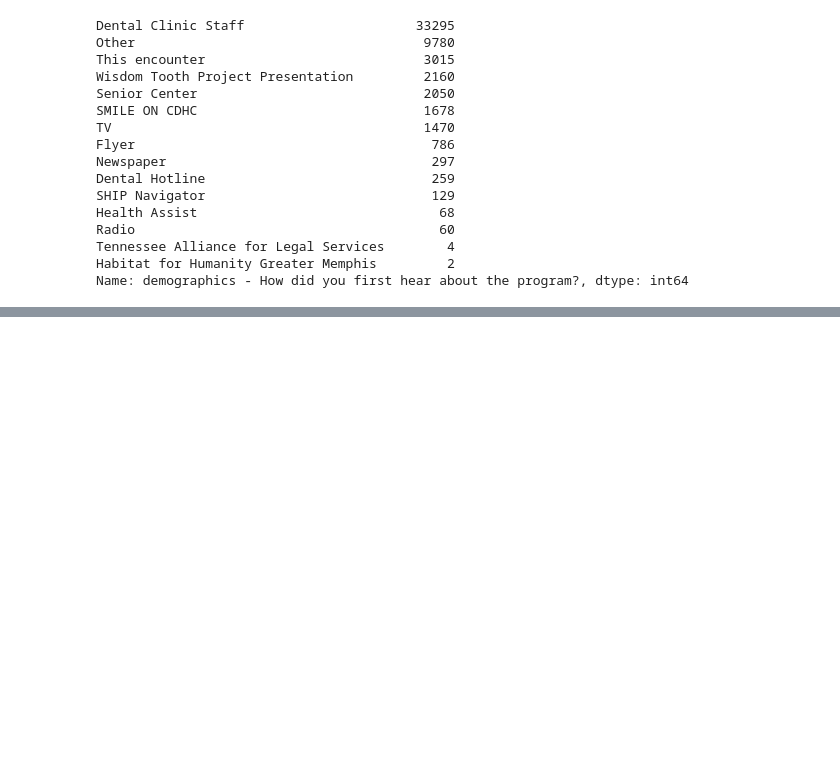
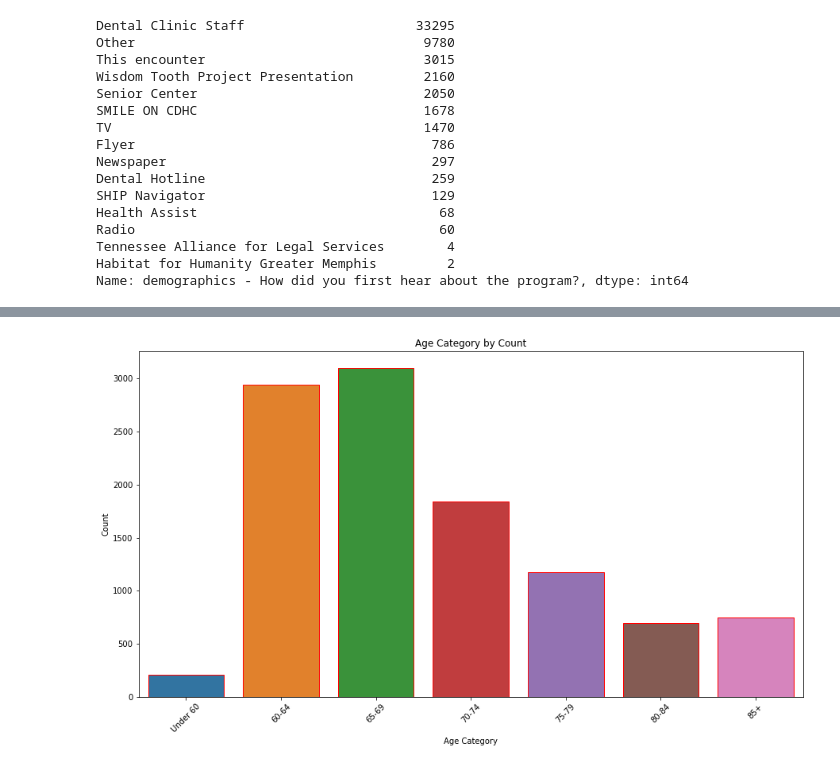
Before and after one commit to Tom-Hudson88/smile_on-dda5_parcheesi, a Jupyter notebook: Notebooks/Partner_Proj.ipynb, the cells around one changed output, grey strips where cells are left out. Saved outputs shown, nothing was run; the diff lists cells and outputs as text; code cells hidden in the pictures; blank space fills up the shorter version.

```diff
--- a/Notebooks/Partner_Proj.ipynb
+++ b/Notebooks/Partner_Proj.ipynb
@@ -543,0 +585,17 @@ Name: demographics - What other assistance programs are you on?, dtype: int64
+# %%
+for ind, row in demographic.iterrows():
+    if row['Age'] <= 60:
+        demographic.loc[ind, 'Age_Category'] = 'Under 60'
+    elif row['Age'] <=64:
+        demographic.loc[ind, 'Age_Category'] = '60-64'
+    elif row['Age'] <=69:
+        demographic.loc[ind, 'Age_Category'] = '65-69'
+    elif row['Age'] <=74:
+        demographic.loc[ind, 'Age_Category'] = '70-74'
+    elif row['Age'] <=79:
+        demographic.loc[ind, 'Age_Category'] = '75-79'
+    elif row['Age'] <=84:
+        demographic.loc[ind, 'Age_Category'] = '80-84'
+    else:
+        demographic.loc[ind, 'Age_Category'] = '85+'
+print('finished!')
@@ -543,0 +620,5 @@ Name: demographics - What other assistance programs are you on?, dtype: int64
+# %%
+ploting = demographic.drop_duplicates('CallerNum')
+# %%
+ploting = ploting[['CallerNum', 'Age_Category']]
+ploting
@@ -543,0 +650,3 @@ Name: demographics - What other assistance programs are you on?, dtype: int64
+# %%
+age_count=pd.DataFrame(ploting['Age_Category'].value_counts()).reset_index().rename(columns={'index':'Age_Range', 'Age_Category':'Age_Count'}).sort_values('Age_Range')
+age_count
@@ -543,0 +664,10 @@ Name: demographics - What other assistance programs are you on?, dtype: int64
+# %%
+ax = sns.barplot(x="Age_Range", y="Age_Count", data=age_count,
+                 order=["Under 60", "60-64", "65-69", "70-74", "75-79", "80-84", "85+"],edgecolor = 'red')
+ax.set_ylabel("Count")
+ax.set_xlabel("Age Category")
+plt.xticks(rotation=45)
+plt.title("Age Category by Count")
+plt.gcf().set_size_inches(15, 8)
+# %% [output]
+[figure, added]
```
Also changed, not shown: parts of 83 cells of this notebook.
